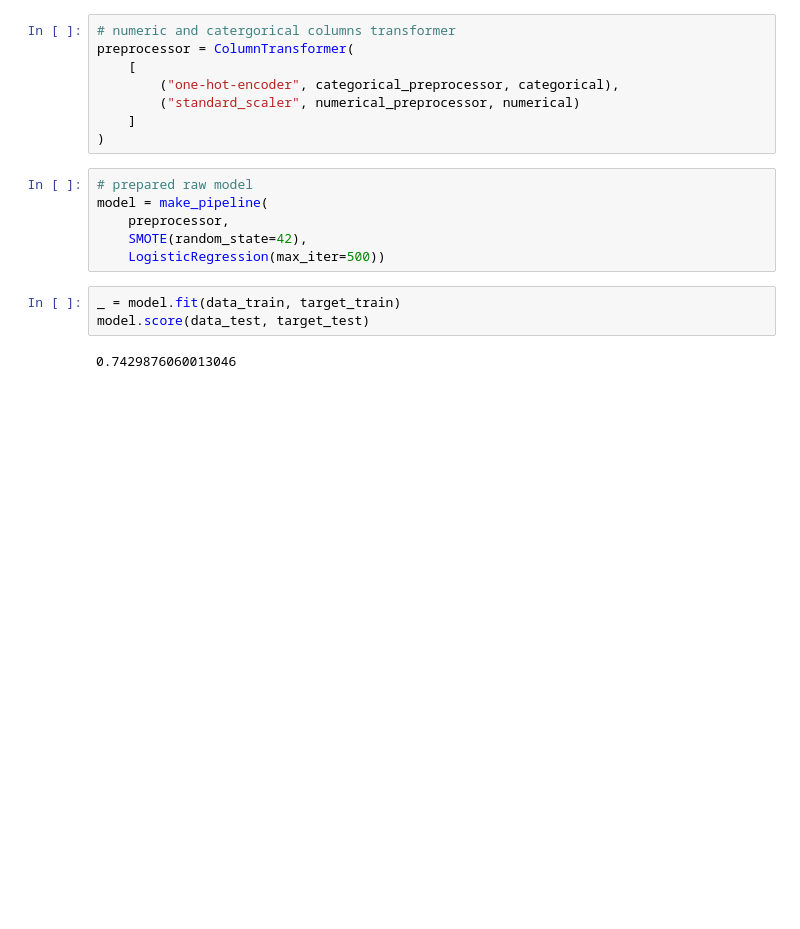
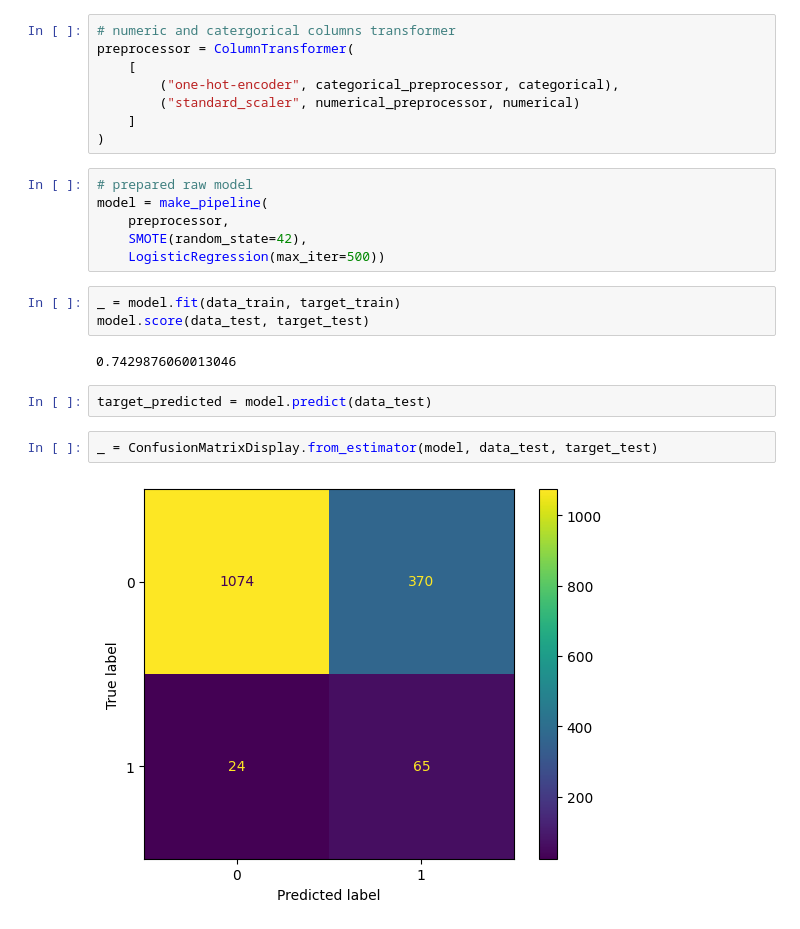
Before and after one commit to ShariYo/Modul3Sprint2, a Jupyter notebook: project/main.ipynb, the cells around one changed output. Drawn from its saved outputs; the diff is of its cells as text; blank space fills up the shorter version.

Commit message:
ML models result interpretation with Confussion matrix, precision and recall scores

```diff
--- a/project/main.ipynb
+++ b/project/main.ipynb
@@ -721,3 +721,9 @@ _ = model.fit(data_train, target_train)
 model.score(data_test, target_test)
 # %% [output]
 0.7429876060013046
+# %%
+target_predicted = model.predict(data_test)
+# %%
+_ = ConfusionMatrixDisplay.from_estimator(model, data_test, target_test)
+# %% [output]
+[figure, added]
```
Also changed, not shown: parts of 2 cells of this notebook.
